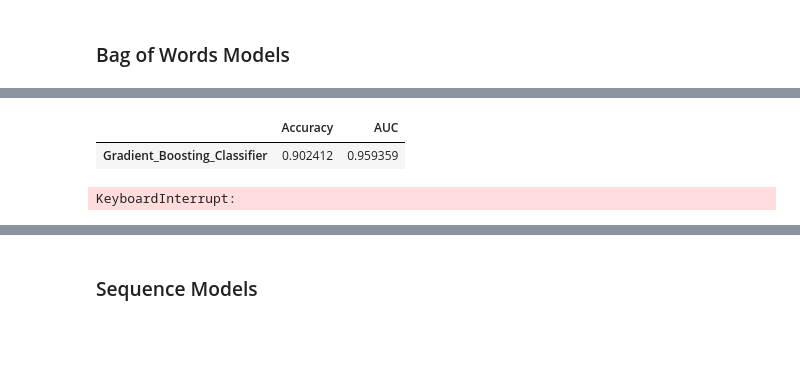
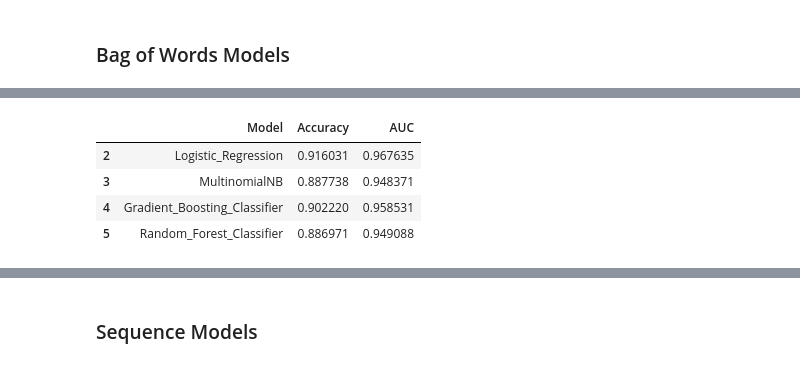
Before and after one commit to rlodetti/airline_sentiment_analysis, a Jupyter notebook: Airline Review Sentiment Analysis.ipynb, the cells around one changed output, grey strips where cells are left out. Cells and saved outputs as stored; diff of their text form; code cells hidden in the pictures; blank space fills up the shorter version.

```diff
--- a/Airline Review Sentiment Analysis.ipynb
+++ b/Airline Review Sentiment Analysis.ipynb
@@ -387,23 +408,0 @@ code.bag_of_words_CV('MultinomialNB', mnb_model, bow_pipe, X_train_bow, y_train,
-# %%
-gbc_model = GradientBoostingClassifier(subsample=0.8,
-                                 n_estimators=300,
-                                 min_samples_split=2,
-                                 max_features='sqrt',
-                                 max_depth=6,
-                                 learning_rate=0.1)
-
-code.bag_of_words_CV('Gradient_Boosting_Classifier', gbc_model, bow_pipe, X_train_bow, y_train, cv=skf)
-# %% [output]
-|  | Accuracy | AUC |
-| Gradient_Boosting_Classifier | 0.902412 | 0.959359 |
-# %%
-rfc_model = RandomForestClassifier(n_estimators=500,
-                             min_samples_split=10,
-                             min_samples_leaf=1,
-                             max_features='sqrt',
-                             max_depth=None,
-                             bootstrap=True)
-
-code.bag_of_words_CV('Random_Forest_Classifier', rfc_model, bow_pipe, X_train_bow, y_train, cv=skf)
-# %% [output]
-KeyboardInterrupt:
@@ -431,0 +409,18 @@ code.bag_of_words_CV('Multi-Layer_Perceptrons', mlp_model, bow_pipe, X_train_bow
+# %%
+log_reg = LogisticRegression(C=9.42012179027564, max_iter= 100, solver= 'newton-cg')
+mnb_model = MultinomialNB(fit_prior= False, class_prior= None, alpha= 0.01)
+gbc_model = GradientBoostingClassifier(subsample=0.8, n_estimators=300, min_samples_split=2, max_features='sqrt', max_depth=6, learning_rate=0.1)
+rfc_model = RandomForestClassifier(n_estimators=500, min_samples_split=10, min_samples_leaf=1, max_features='sqrt', max_depth=None, bootstrap=True)
+
+log_reg.fit(X_train_bow_transformed, y_train)
+mnb_model.fit(X_train_bow_transformed, y_train)
+gbc_model.fit(X_train_bow_transformed, y_train)
+rfc_model.fit(X_train_bow_transformed, y_train)
+
+pd.read_pickle('data/saved_models/model_scores_df.pkl').iloc[2:6,:]
+# %% [output]
+|  | Model | Accuracy | AUC |
+| 2 | Logistic_Regression | 0.916031 | 0.967635 |
+| 3 | MultinomialNB | 0.887738 | 0.948371 |
+| 4 | Gradient_Boosting_Classifier | 0.902220 | 0.958531 |
+| 5 | Random_Forest_Classifier | 0.886971 | 0.949088 |
```
Also changed, not shown: parts of 47 cells of this notebook, 1 other file.
